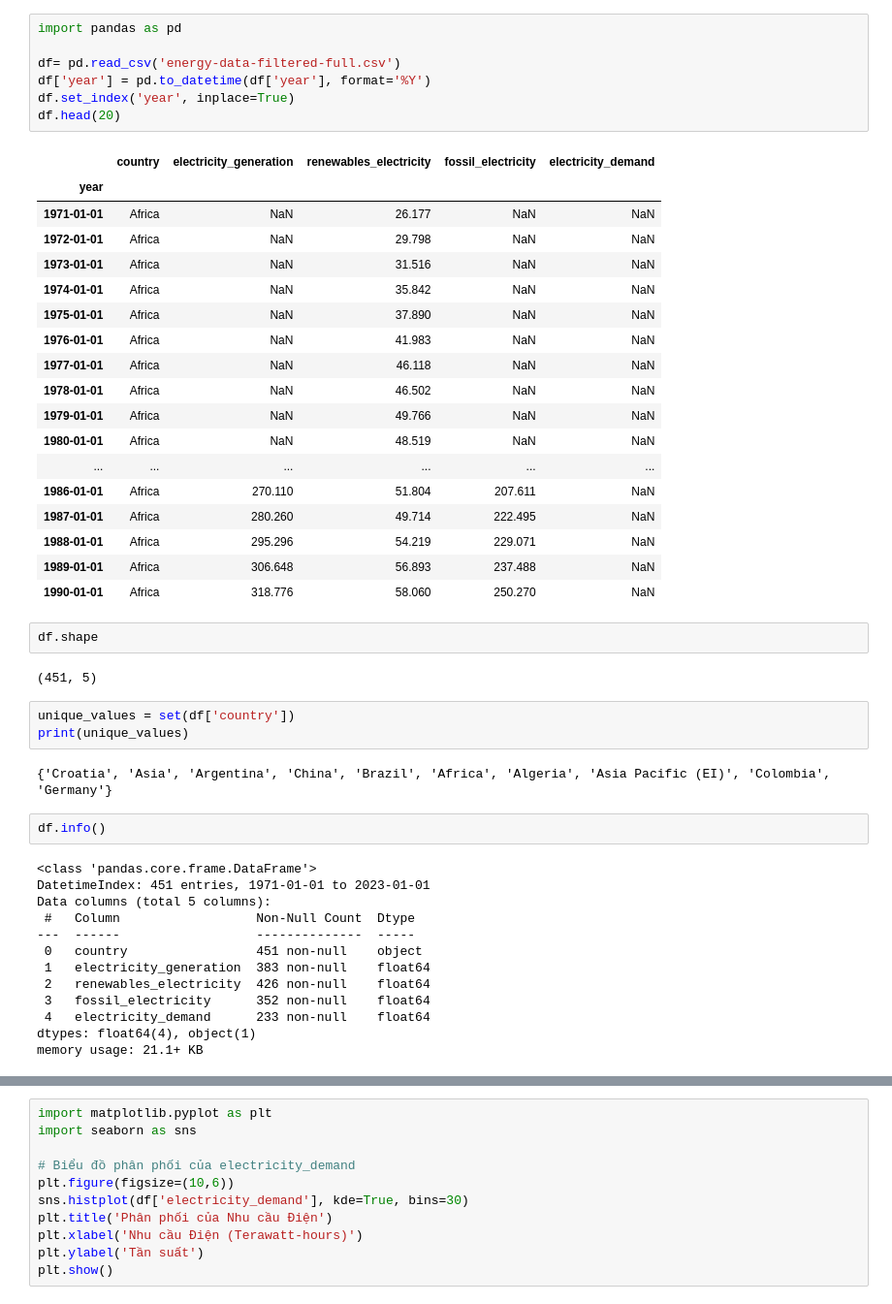
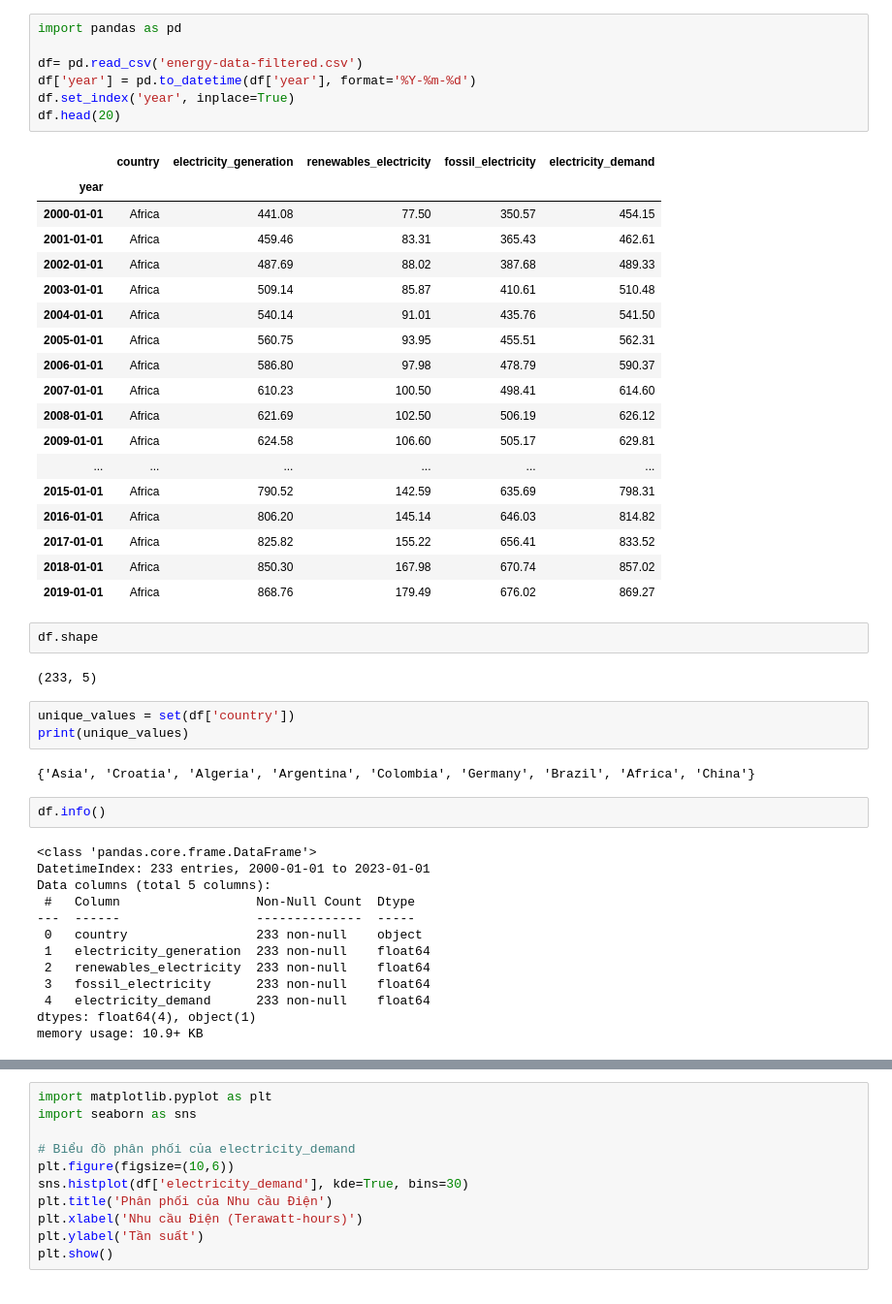
Before and after one commit to dinhgia2106/Energy-Consumption, a Jupyter notebook: EDA.ipynb, the cells around one changed output, grey strips where cells are left out. Shown at 97% size. Cells and saved outputs as stored; diff of their text form.

```diff
--- a/EDA.ipynb
+++ b/EDA.ipynb
@@ -1,53 +1,53 @@
 # %%
 import pandas as pd
 
-df= pd.read_csv('energy-data-filtered-full.csv')
-df['year'] = pd.to_datetime(df['year'], format='%Y')
+df= pd.read_csv('energy-data-filtered.csv')
+df['year'] = pd.to_datetime(df['year'], format='%Y-%m-%d')
 df.set_index('year', inplace=True)
 df.head(20)
 # %% [output]
 |  | country | electricity_generation | renewables_electricity | fossil_electricity | electricity_demand |
 | year |  |  |  |  |  |
-| 1971-01-01 | Africa | NaN | 26.177 | NaN | NaN |
-| 1972-01-01 | Africa | NaN | 29.798 | NaN | NaN |
-| 1973-01-01 | Africa | NaN | 31.516 | NaN | NaN |
-| 1974-01-01 | Africa | NaN | 35.842 | NaN | NaN |
-| 1975-01-01 | Africa | NaN | 37.890 | NaN | NaN |
-| 1976-01-01 | Africa | NaN | 41.983 | NaN | NaN |
-| 1977-01-01 | Africa | NaN | 46.118 | NaN | NaN |
-| 1978-01-01 | Africa | NaN | 46.502 | NaN | NaN |
-| 1979-01-01 | Africa | NaN | 49.766 | NaN | NaN |
-| 1980-01-01 | Africa | NaN | 48.519 | NaN | NaN |
+| 2000-01-01 | Africa | 441.08 | 77.50 | 350.57 | 454.15 |
+| 2001-01-01 | Africa | 459.46 | 83.31 | 365.43 | 462.61 |
+| 2002-01-01 | Africa | 487.69 | 88.02 | 387.68 | 489.33 |
+| 2003-01-01 | Africa | 509.14 | 85.87 | 410.61 | 510.48 |
+| 2004-01-01 | Africa | 540.14 | 91.01 | 435.76 | 541.50 |
+| 2005-01-01 | Africa | 560.75 | 93.95 | 455.51 | 562.31 |
+| 2006-01-01 | Africa | 586.80 | 97.98 | 478.79 | 590.37 |
+| 2007-01-01 | Africa | 610.23 | 100.50 | 498.41 | 614.60 |
+| 2008-01-01 | Africa | 621.69 | 102.50 | 506.19 | 626.12 |
+| 2009-01-01 | Africa | 624.58 | 106.60 | 505.17 | 629.81 |
 | ... | ... | ... | ... | ... | ... |
-| 1986-01-01 | Africa | 270.110 | 51.804 | 207.611 | NaN |
-| 1987-01-01 | Africa | 280.260 | 49.714 | 222.495 | NaN |
-| 1988-01-01 | Africa | 295.296 | 54.219 | 229.071 | NaN |
-| 1989-01-01 | Africa | 306.648 | 56.893 | 237.488 | NaN |
-| 1990-01-01 | Africa | 318.776 | 58.060 | 250.270 | NaN |
+| 2015-01-01 | Africa | 790.52 | 142.59 | 635.69 | 798.31 |
+| 2016-01-01 | Africa | 806.20 | 145.14 | 646.03 | 814.82 |
+| 2017-01-01 | Africa | 825.82 | 155.22 | 656.41 | 833.52 |
+| 2018-01-01 | Africa | 850.30 | 167.98 | 670.74 | 857.02 |
+| 2019-01-01 | Africa | 868.76 | 179.49 | 676.02 | 869.27 |
 # %%
 df.shape
 # %% [output]
-(451, 5)
+(233, 5)
 # %%
 unique_values = set(df['country'])
 print(unique_values)
 # %% [output]
-{'Croatia', 'Asia', 'Argentina', 'China', 'Brazil', 'Africa', 'Algeria', 'Asia Pacific (EI)', 'Colombia', 'Germany'}
+{'Asia', 'Croatia', 'Algeria', 'Argentina', 'Colombia', 'Germany', 'Brazil', 'Africa', 'China'}
 # %%
 df.info()
 # %% [output]
 <class 'pandas.core.frame.DataFrame'>
-DatetimeIndex: 451 entries, 1971-01-01 to 2023-01-01
+DatetimeIndex: 233 entries, 2000-01-01 to 2023-01-01
 Data columns (total 5 columns):
  #   Column                  Non-Null Count  Dtype
 ---  ------                  --------------  -----
- 0   country                 451 non-null    object
- 1   electricity_generation  383 non-null    float64
- 2   renewables_electricity  426 non-null    float64
- 3   fossil_electricity      352 non-null    float64
+ 0   country                 233 non-null    object
+ 1   electricity_generation  233 non-null    float64
+ 2   renewables_electricity  233 non-null    float64
+ 3   fossil_electricity      233 non-null    float64
  4   electricity_demand      233 non-null    float64
 dtypes: float64(4), object(1)
-memory usage: 21.1+ KB
+memory usage: 10.9+ KB
 # %%
 df.describe()
 # %% [output]
```
Also changed, not shown: parts of 7 cells of this notebook, 5 other files.
